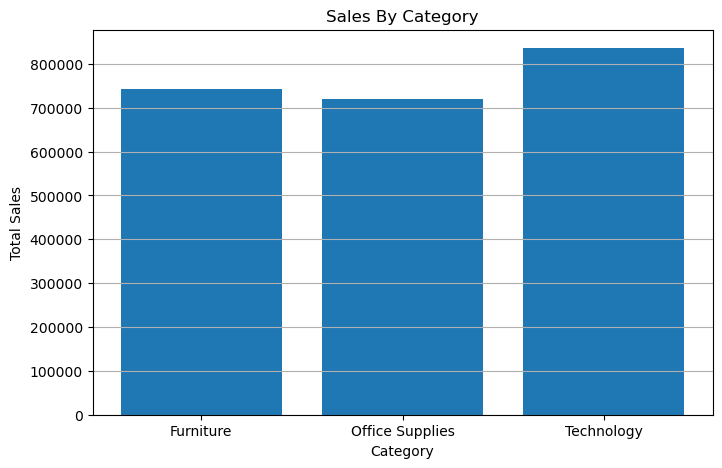
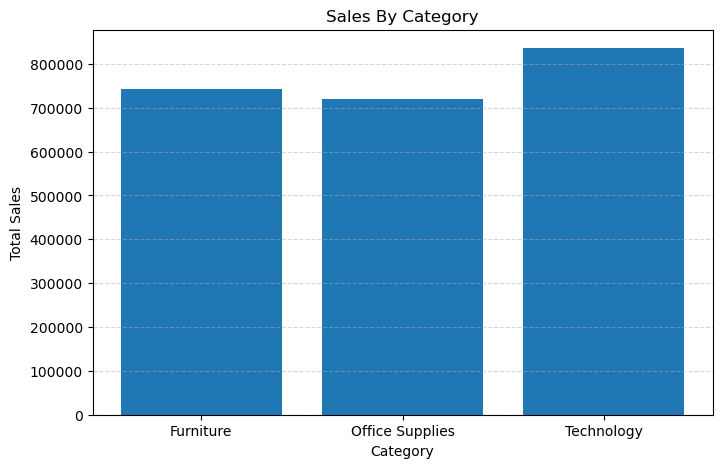
The change to this notebook cell's code, shown as a diff; its figure went from the first image to the second:
--- before
+++ after
@@ -6,5 +6,5 @@
 plt.ylabel("Total Sales")
 
-plt.grid(axis="y")
+plt.grid(axis="y", linestyle="--", alpha=0.5)
 
 plt.savefig(

Commit: Added sales analysis updates and completed profit analysis